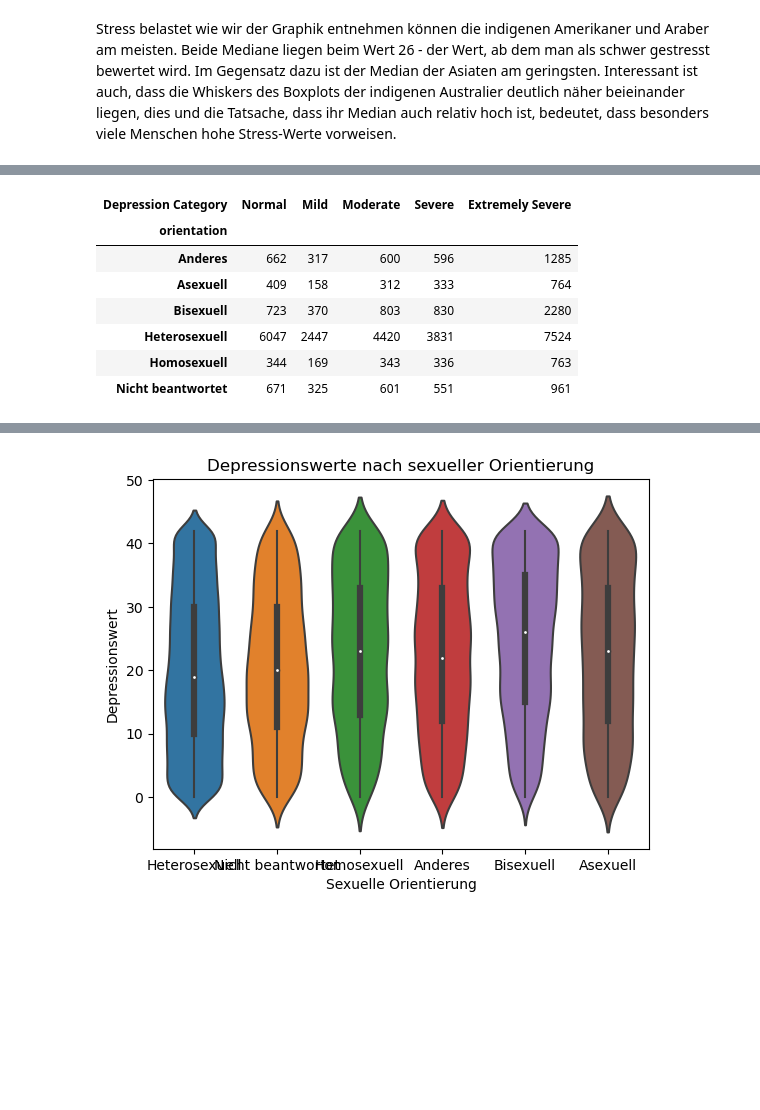
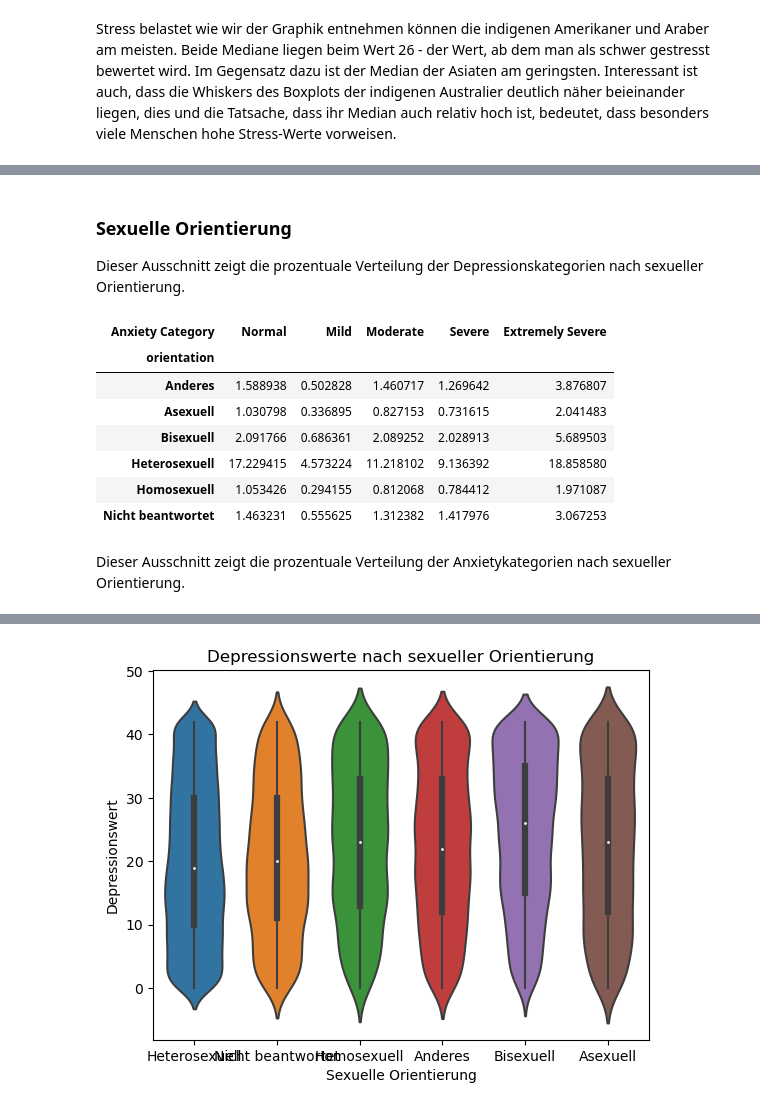
Before and after one commit to wi21b030/Mental-Health, a Jupyter notebook: Mental-Health.ipynb, the cells around one changed output, grey strips where cells are left out. Drawn from its saved outputs; the diff is of its cells as text; code cells hidden in the pictures; blank space fills up the shorter version.

```diff
--- a/Mental-Health.ipynb
+++ b/Mental-Health.ipynb
@@ -790,14 +832,20 @@ Es wirkt anhand der Tabellen so, als würden Frauen eher unter Depressionen, Ang
+# %% [markdown]
+### Sexuelle Orientierung
+
+Dieser Ausschnitt zeigt die prozentuale Verteilung der Depressionskategorien nach sexueller Orientierung.
 # %%
-orientations_depression_counts=data.groupby([orientations,'Depression Category']).size().unstack()
-orientations_stress_counts=data.groupby([orientations,'Stress Category']).size().unstack()
-orientations_anxiety_counts=data.groupby([orientations,'Anxiety Category']).size().unstack()
+orientations_depression_counts= (data.groupby([orientations,'Depression Category']).size().unstack()/ len(data)) * 100
+orientations_stress_counts= (data.groupby([orientations,'Stress Category']).size().unstack()/ len(data)) * 100
+orientations_anxiety_counts=(data.groupby([orientations,'Anxiety Category']).size().unstack()/ len(data)) * 100
 orientations_depression_counts
 # %% [output]
-| Depression Category | Normal | Mild | Moderate | Severe | Extremely Severe |
+| Anxiety Category | Normal | Mild | Moderate | Severe | Extremely Severe |
 | orientation |  |  |  |  |  |
-| Anderes | 662 | 317 | 600 | 596 | 1285 |
-| Asexuell | 409 | 158 | 312 | 333 | 764 |
-| Bisexuell | 723 | 370 | 803 | 830 | 2280 |
-| Heterosexuell | 6047 | 2447 | 4420 | 3831 | 7524 |
-| Homosexuell | 344 | 169 | 343 | 336 | 763 |
-| Nicht beantwortet | 671 | 325 | 601 | 551 | 961 |
+| Anderes | 1.588938 | 0.502828 | 1.460717 | 1.269642 | 3.876807 |
+| Asexuell | 1.030798 | 0.336895 | 0.827153 | 0.731615 | 2.041483 |
+| Bisexuell | 2.091766 | 0.686361 | 2.089252 | 2.028913 | 5.689503 |
+| Heterosexuell | 17.229415 | 4.573224 | 11.218102 | 9.136392 | 18.858580 |
+| Homosexuell | 1.053426 | 0.294155 | 0.812068 | 0.784412 | 1.971087 |
+| Nicht beantwortet | 1.463231 | 0.555625 | 1.312382 | 1.417976 | 3.067253 |
+# %% [markdown]
+Dieser Ausschnitt zeigt die prozentuale Verteilung der Anxietykategorien nach sexueller Orientierung.
```
Also changed, not shown: parts of 56 cells of this notebook.
